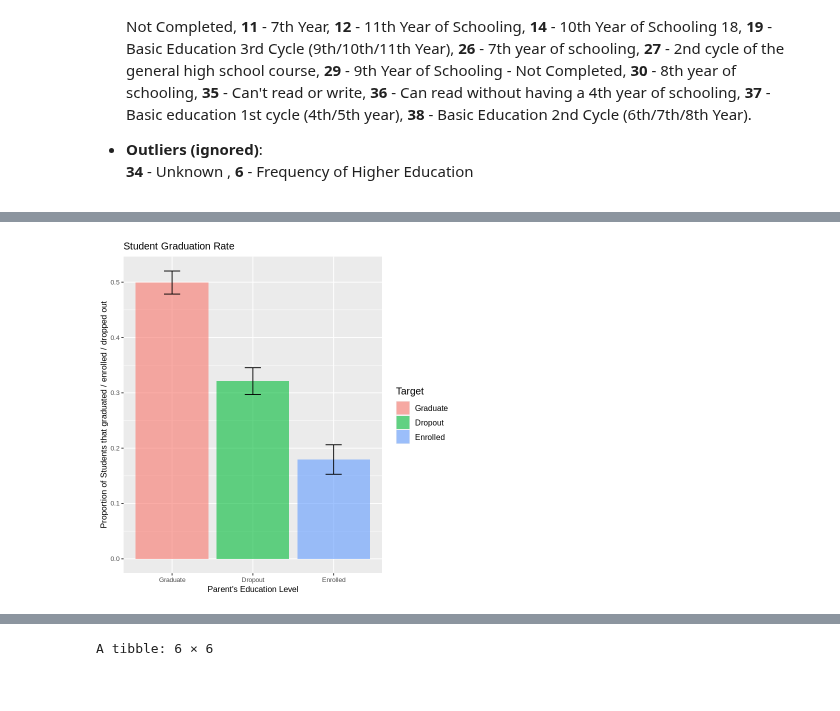
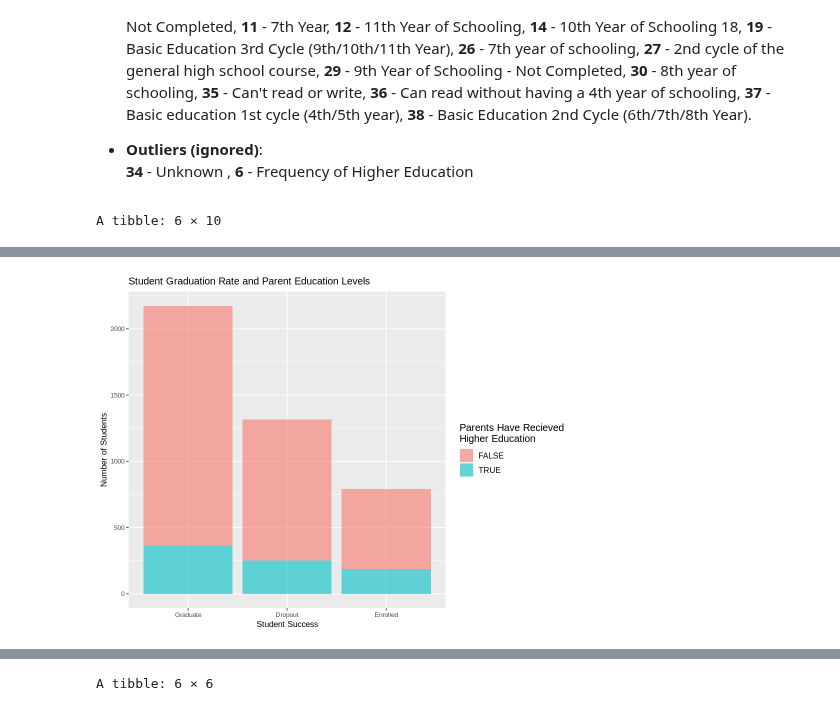
Before and after one commit to MehrshadEsm/stat-201-project, a Jupyter notebook: stat201_project_proposal.ipynb, the cells around one changed output, grey strips where cells are left out. Drawn from its saved outputs; the diff is of its cells as text; code cells hidden in the pictures.

```diff
--- a/stat201_project_proposal.ipynb
+++ b/stat201_project_proposal.ipynb
@@ -174,38 +174,27 @@ student_data_edu_unfiltered <-
     mutate(one_higher_edu  = ((`Mother's qualification` %in%  higher_edu) | (`Father's qualification` %in%  higher_edu)),
            both_higher_edu = ((`Mother's qualification` %in%  higher_edu) & (`Father's qualification` %in%  higher_edu)))
 
-options(repr.plot.width = 6, repr.plot.height = 6)
+head(student_data_edu_unfiltered)
 
-mother_higher_edu <-
-    student_data |>
-    filter(`Mother's qualification` %in% higher_edu & !(Target %in% "Enrolled"))
+# Arranging Data
+arranged_data <-
+    student_data_edu_unfiltered %>%
+    group_by(Target) |>
+    mutate(n = n())
 
-father_higher_edu <-
-    student_data |>
-    filter(`Father's qualification` %in% higher_edu & !(Target %in% "Enrolled"))
+options(repr.plot.width = 8, repr.plot.height = 6)
+# Plotting Data
+education_summary_plot <-
+    arranged_data |>
+    ggplot(aes(x = reorder(Target, -n), fill = one_higher_edu)) +
+      geom_bar(alpha = .6) +
+      xlab("Student Success") +
+      ylab("Number of Students") +
+      labs(fill = "Parents Have Recieved\nHigher Education") +
+      theme(text = element_text(size = 12)) +
+      ggtitle("Student Graduation Rate and Parent Education Levels") +
+      theme(axis.title = element_text(size = 10), axis.text = element_text(size = 8), plot.title = element_text(size = 12))
 
-# theme(axis.title = element_text(size = 10), axis.text = element_text(size = 8), plot.title = element_text(size = 12))
-
-education_summary <- student_data %>%
-  group_by(Target) %>%
-  summarize(n = n(),
-            prop = n() / nrow(student_data),
-            se = sqrt(prop * (1 - prop) / n()),
-            lower_ci = prop - qnorm(0.975) * se,
-            upper_ci = prop + qnorm(0.975) * se) %>%
-  mutate(Target = fct_reorder(Target, prop, .desc = TRUE))
-
-education_summary_plot <-
-    education_summary %>%
-    ggplot(aes(x = Target, y = prop, fill = Target)) +
-      geom_bar(stat = "identity",
-               alpha = .6) +
-      geom_errorbar(aes(ymin = lower_ci, ymax = upper_ci),
-                    size = 0.5, color = "black", width=.2) +
-      xlab("Parent's Education Level") +
-      ylab("Proportion of Students that graduated / enrolled / dropped out") +
-      theme(text = element_text(size = 12)) +
-      ggtitle("Student Graduation Rate")
-
-education_summary_plot + theme(axis.title = element_text(size = 10), axis.text = element_text(size = 8), plot.title = element_text(size = 12))
+education_summary_plot
 # %% [output]
+A tibble: 6 × 10
@@ -212 +209 @@ education_summary_plot + theme(axis.title = element_text(size = 10), axis.text =
-[figure, old version]
+[figure, new version]
```
Also changed, not shown: parts of 10 cells of this notebook.
